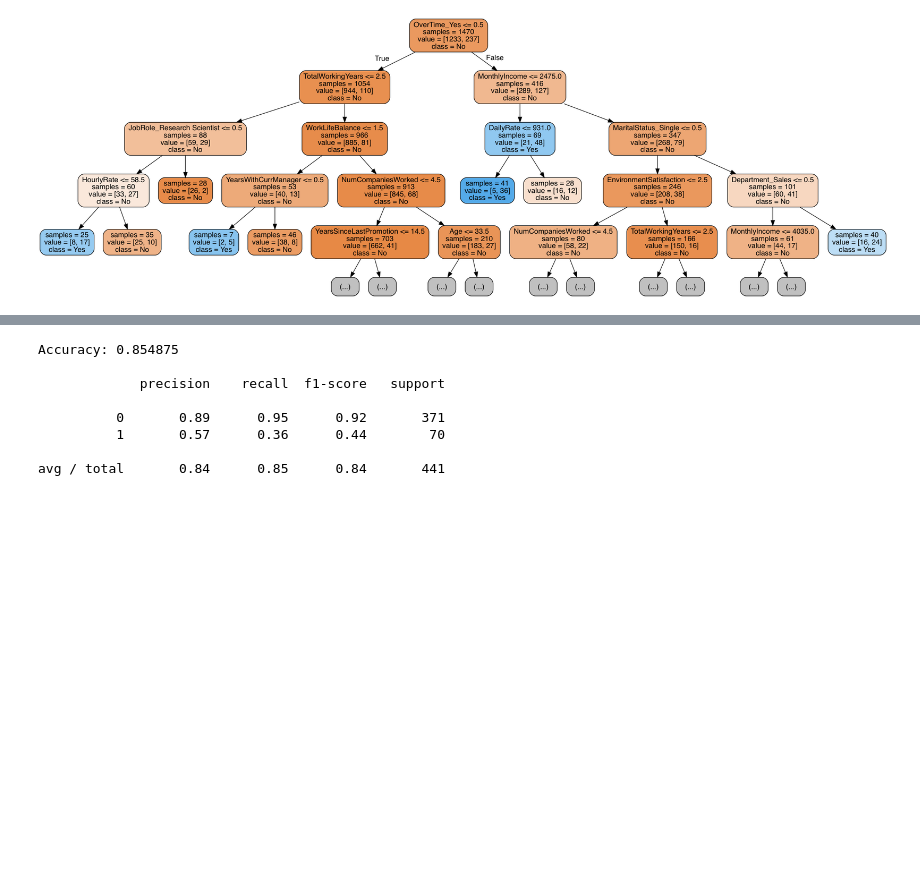
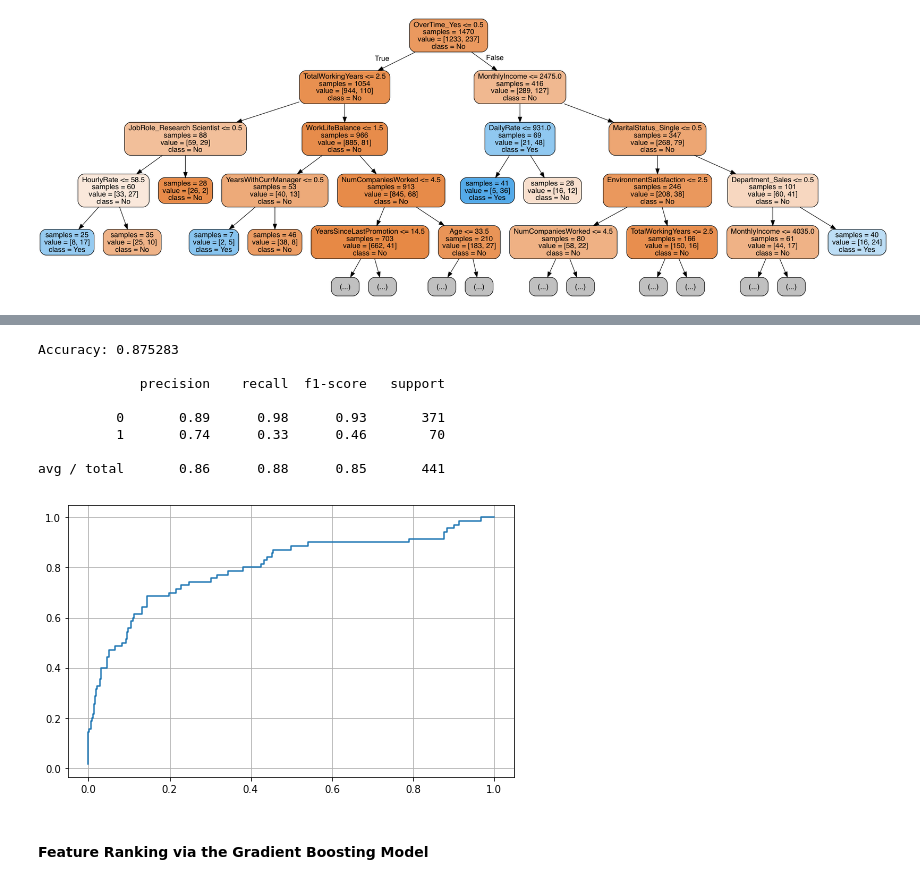
Before and after one commit to fatvlady/risk_analysis_lab, a Jupyter notebook: notebooks/attrition.ipynb, the cells around one changed output, grey strips where cells are left out. Saved outputs shown, nothing was run; the diff lists cells and outputs as text; code cells hidden in the pictures; blank space fills up the shorter version.

```diff
--- a/notebooks/attrition.ipynb
+++ b/notebooks/attrition.ipynb
@@ -535,15 +505,12 @@ py.iplot(fig,filename='scatter')
 # %%
 adb = GradientBoostingClassifier(
     loss='exponential',
-    n_estimators=700,
-    max_features=0.5,
+    n_estimators=100,
+    max_features=0.6,
     learning_rate=0.2,
     max_depth=11,
-    min_samples_leaf=10,
+    min_samples_leaf=20,
     subsample=0.6,
     random_state=seed,
     verbose=0)
-# Fit the model to our SMOTEd train and target
 adb.fit(smote_train, smote_target)
-# Get our predictions
-adn_predictions = gb.predict(test)
@@ -550,12 +526,14 @@ adn_predictions = gb.predict(test)
-# %%
-print("Accuracy: %f\n" % (accuracy_score(target_test, adn_predictions)))
-print(classification_report(target_test, adn_predictions))
-# %% [output]
-Accuracy: 0.854875
-
-             precision    recall  f1-score   support
-
-          0       0.89      0.95      0.92       371
-          1       0.57      0.36      0.44        70
-
-avg / total       0.84      0.85      0.84       441
+# %%
+gb_predictions = test_validation(adb)
+# %% [output]
+Accuracy: 0.875283
+
+             precision    recall  f1-score   support
+
+          0       0.89      0.98      0.93       371
+          1       0.74      0.33      0.46        70
+
+avg / total       0.86      0.88      0.85       441
+[figure, added]
+# %% [markdown]
+#### Feature Ranking via the Gradient Boosting Model
```
Also changed, not shown: parts of 32 cells of this notebook.
